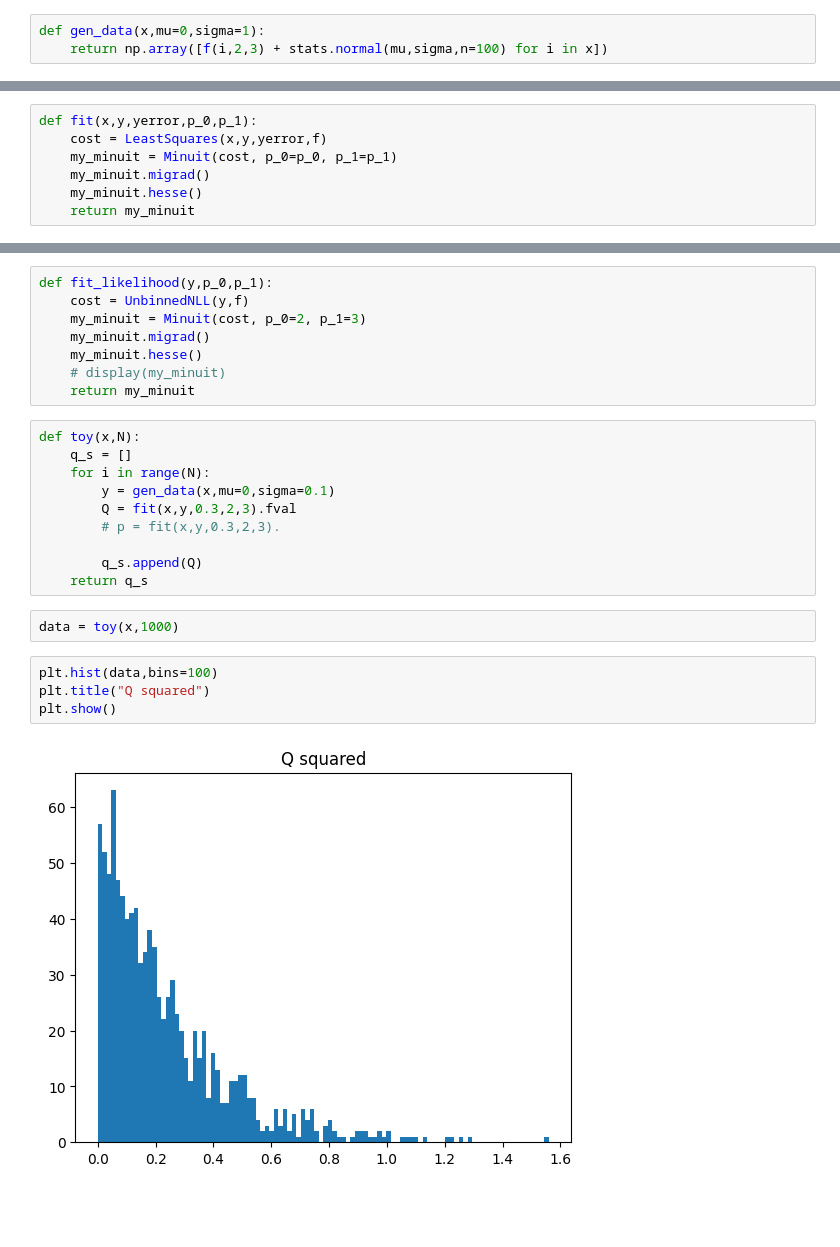
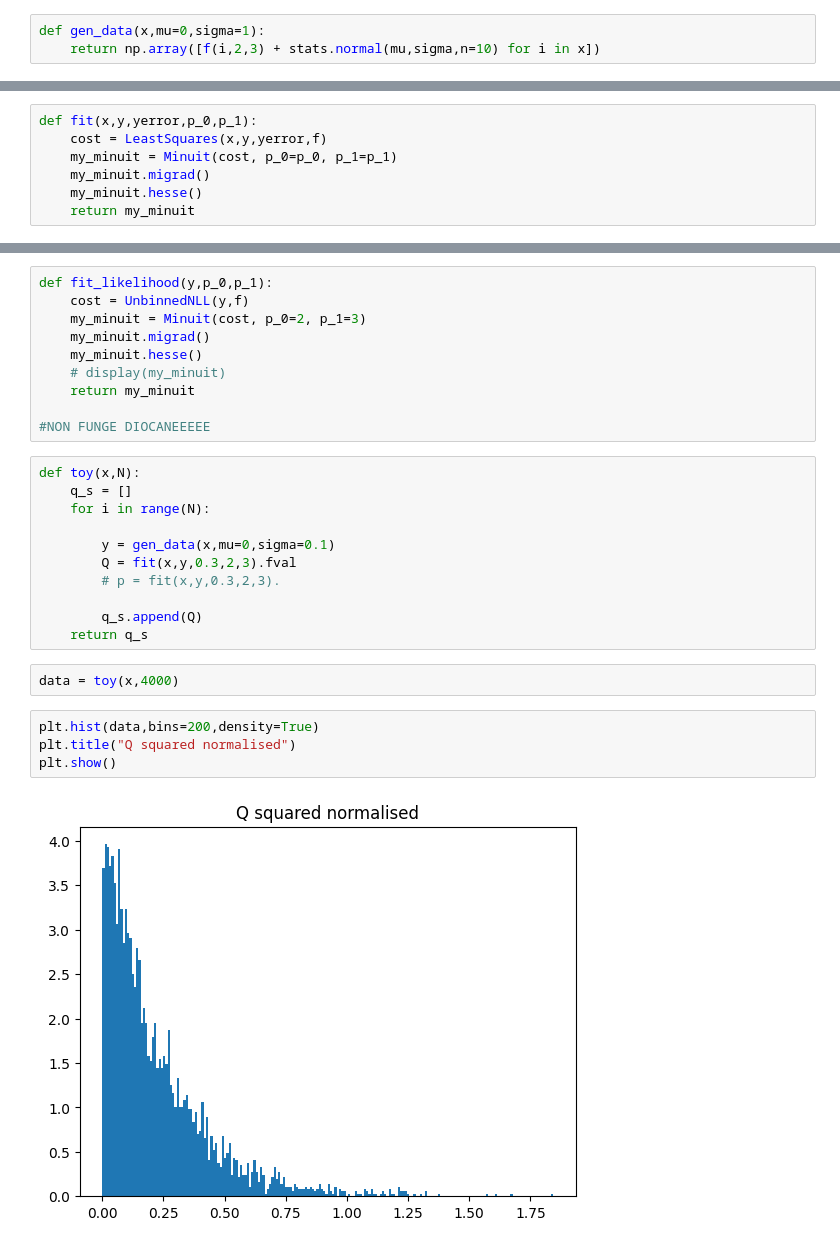
Before and after one commit to Yehan-Edirisinghe/Labo_cal, a Jupyter notebook: temi_esame/---07-2023/esame.ipynb, the cells around one changed output, grey strips where cells are left out. Drawn from its saved outputs; the diff is of its cells as text; blank space fills up the shorter version.

```diff
--- a/temi_esame/---07-2023/esame.ipynb
+++ b/temi_esame/---07-2023/esame.ipynb
@@ -11,7 +11,7 @@ def f(x,p_0,p_1):
     return (np.power((x-p_0),3) + p_1)
 # %%
 def gen_data(x,mu=0,sigma=1):
-    return np.array([f(i,2,3) + stats.normal(mu,sigma,n=100) for i in x])
+    return np.array([f(i,2,3) + stats.normal(mu,sigma,n=10) for i in x])
 # %% [markdown]
 <h2>Grafico Dati
 # %%
@@ -66,10 +66,13 @@ def fit_likelihood(y,p_0,p_1):
     my_minuit.hesse()
     # display(my_minuit)
     return my_minuit
+
+#NON FUNGE DIOCANEEEEE
 # %%
 def toy(x,N):
     q_s = []
     for i in range(N):
+
         y = gen_data(x,mu=0,sigma=0.1)
         Q = fit(x,y,0.3,2,3).fval
         # p = fit(x,y,0.3,2,3).
@@ -77,10 +80,10 @@ def toy(x,N):
         q_s.append(Q)
     return q_s
 # %%
-data = toy(x,1000)
+data = toy(x,4000)
 # %%
-plt.hist(data,bins=100)
-plt.title("Q squared")
+plt.hist(data,bins=200,density=True)
+plt.title("Q squared normalised")
 plt.show()
 # %% [output]
-[figure, old version]
+[figure, new version]
```
Also changed, not shown: parts of 3 cells of this notebook.
